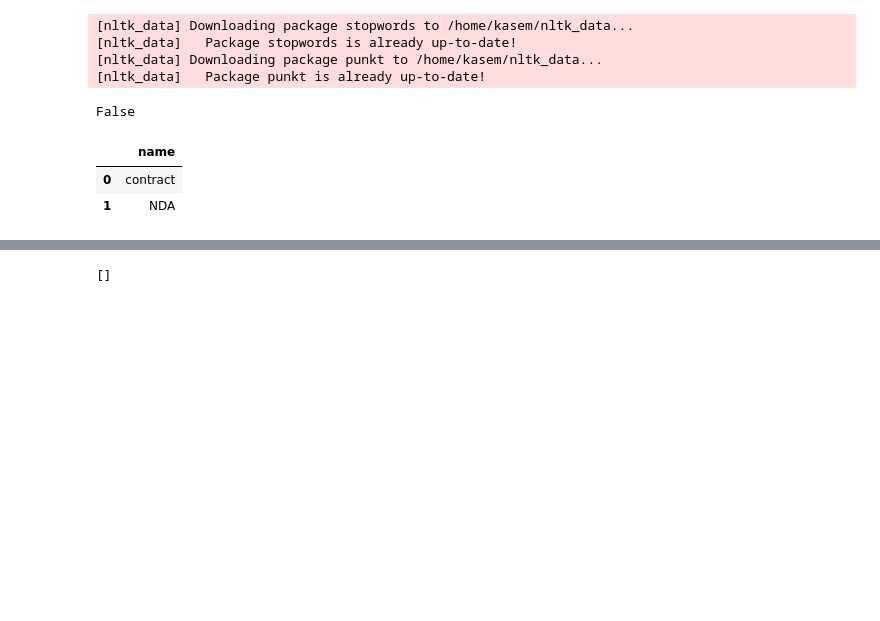
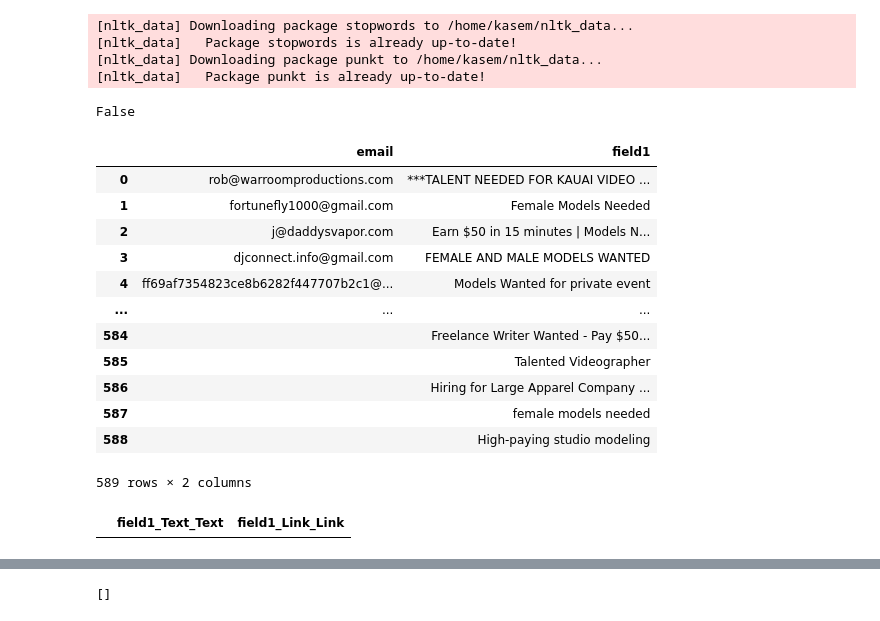
Before and after one commit to MohamedKasem99/My-Upwork-jobs, a Jupyter notebook: Karim/Testing code.ipynb, the cells around one changed output, grey strips where cells are left out. Drawn from its saved outputs; the diff is of its cells as text; code cells hidden in the pictures; blank space fills up the shorter version.

```diff
--- a/Karim/Testing code.ipynb
+++ b/Karim/Testing code.ipynb
@@ -20,26 +22,43 @@ re = utils.re
 [nltk_data] Downloading package punkt to /home/kasem/nltk_data...
 [nltk_data]   Package punkt is already up-to-date!
 # %%
-Nfiles_df_list, first_extract, second_extract = run_api.Nfiles_df_list, run_api.first_extract_df, run_api.second_extract_df
+Nfiles_df_list, first_extract, second_extract, third_extract = run_api.Nfiles_df_list, run_api.first_extract_df, run_api.second_extract_df, run_api.third_extract_df
 # %%
 xls = pd.ExcelFile('strings stems.xlsx')
 
 first = pd.read_excel(xls, 'first').dropna(axis=1, how='all').dropna(axis=0, how='all')
 parent_second = pd.read_excel(xls, 'parent second').dropna(axis=1, how='all').dropna(axis=0, how='all')
 bad_keywords= pd.read_excel(xls, 'bad keywords').dropna(axis=1, how='all').dropna(axis=0, how='all')
 
 tutoring = pd.read_excel(xls, 'Tutoring').dropna(axis=1, how='all').dropna(axis=0, how='all')
 payments = pd.read_excel(xls, 'payments').dropna(axis=1, how='all').dropna(axis=0, how='all')
 contract = pd.read_excel(xls, 'contract').dropna(axis=1, how='all').dropna(axis=0, how='all')
 
+firstextract_exported = pd.read_csv("firstextract.csv")
+secondextract_exported = pd.read_csv("secondextract.csv")
+
 utils.pre_process_df_keywords(first)
 utils.pre_process_df_keywords(parent_second)
 utils.pre_process_df_keywords(bad_keywords)
 
 print('x' in parent_second["sound effects"].values)
-contract
+third_extract
 # %% [output]
 False
-|  | name |
-| 0 | contract |
-| 1 | NDA |
+|  | email | field1 |
+| 0 | rob@warroomproductions.com | ***TALENT NEEDED FOR KAUAI VIDEO ... |
+| 1 | fortunefly1000@gmail.com | Female Models Needed |
+| 2 | j@daddysvapor.com | Earn $50 in 15 minutes | Models N... |
+| 3 | djconnect.info@gmail.com | FEMALE AND MALE MODELS WANTED |
+| 4 | ff69af7354823ce8b6282f447707b2c1@... | Models Wanted for private event |
+| ... | ... | ... |
+| 584 |  | Freelance Writer Wanted - Pay $50... |
+| 585 |  | Talented Videographer |
+| 586 |  | Hiring for Large Apparel Company ... |
+| 587 |  | female models needed |
+| 588 |  | High-paying studio modeling |
+589 rows × 2 columns
+# %%
+first_extract[first_extract["field1_Text_Text"] == ""]
+# %% [output]
+|  | field1_Text_Text | field1_Link_Link |
```
Also changed, not shown: parts of 24 cells of this notebook, 34 other files.
